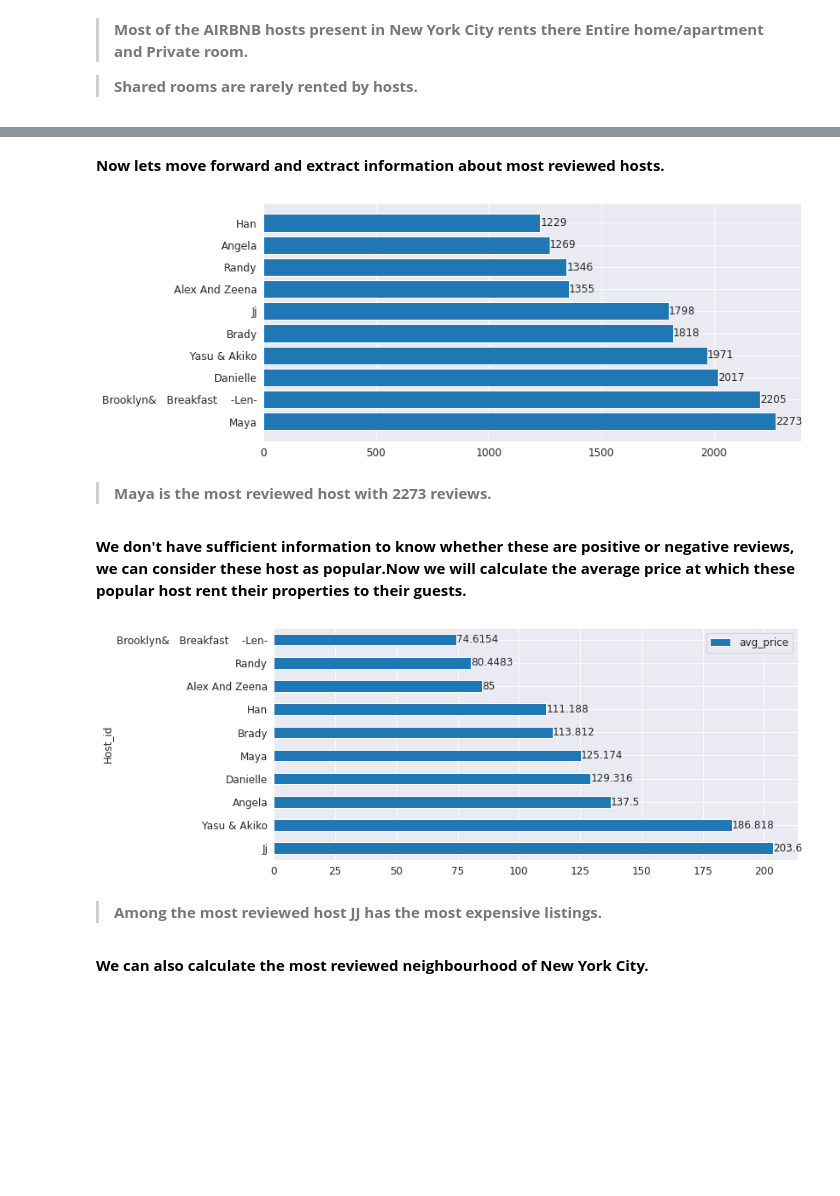
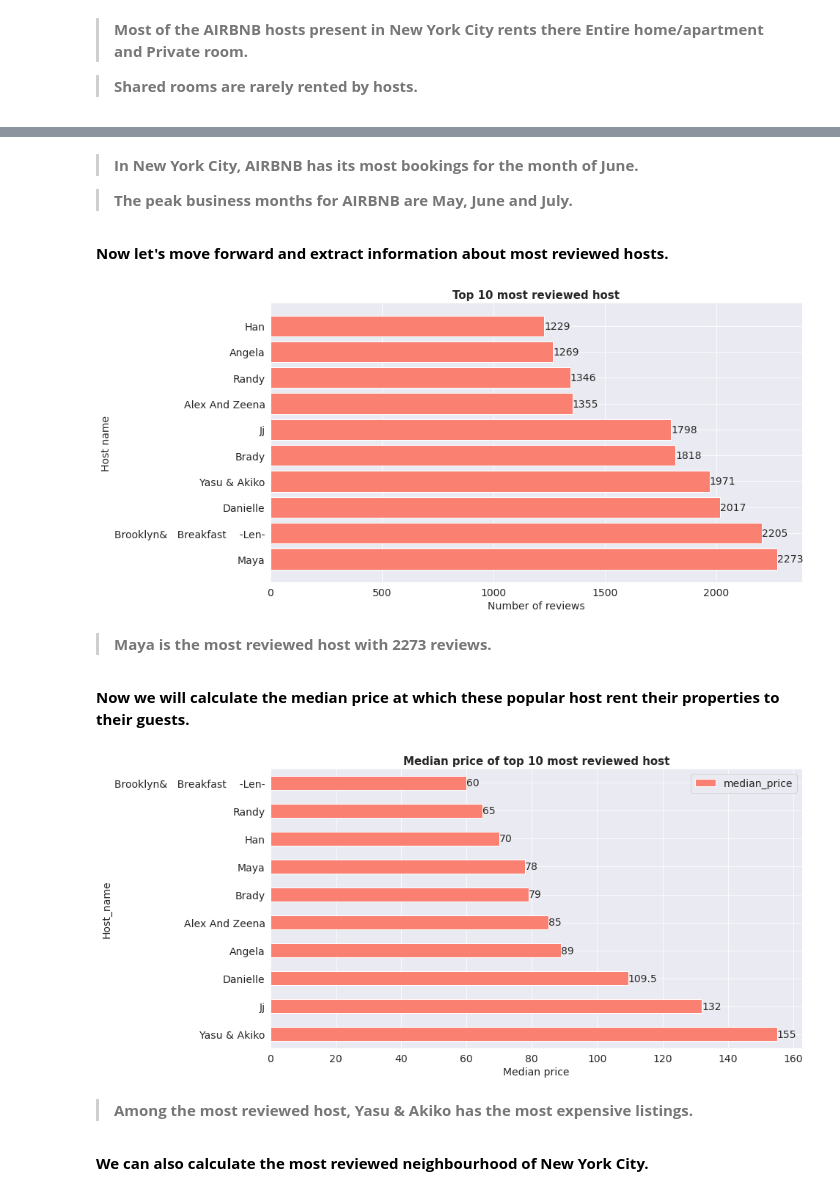
Before and after one commit to RupeshSharma14/Airbnb-Bookings-Analysis, a Jupyter notebook: Airbnb_Bookings_Analysis_Capstone_Project.ipynb, the cells around one changed output, grey strips where cells are left out. Cells and saved outputs as stored; diff of their text form; code cells hidden in the pictures; blank space fills up the shorter version.

```diff
--- a/Airbnb_Bookings_Analysis_Capstone_Project.ipynb
+++ b/Airbnb_Bookings_Analysis_Capstone_Project.ipynb
@@ -131,11 +116,22 @@ reviews_per_month    10052
 last_review          10052
 dtype: int64
 # %%
-# Handling the Nan values
+# Handling the NULL values in "name", "host_name" and "reviews_per_month" columns
 
 airbnb_df.dropna(subset = ["name", "host_name"], inplace = True)        # Dropping the rows having NULL values in "name", "host_name" column
 
 airbnb_df["reviews_per_month"].fillna(0.0, inplace = True)              # Filling NULL values of "reviews_per_month" with 0.0
-
-airbnb_df.drop(labels = "last_review", axis = 1, inplace = True)        # Dropping "last_review" column
+# %%
+# Converting the data type of "last_review" column to datetime object
+
+airbnb_df["last_review"] = airbnb_df["last_review"].astype("datetime64")
+# %%
+# Extracting year and month from the "last_review" column
+
+airbnb_df["last_review_month"] = airbnb_df["last_review"].apply(lambda row: row.month)
+airbnb_df["last_review_year"] = airbnb_df["last_review"].apply(lambda row: row.year)
+# %%
+# Dropping "last_review", "reviews_per_month" column
+
+airbnb_df.drop(labels = ["last_review", "reviews_per_month"], axis = 1, inplace = True)
 # %%
@@ -335,40 +422,55 @@ for container in pivot_table.containers:
+# %% [markdown]
+> **In New York City, AIRBNB has its most bookings for the month of June.**
+
+
+> **The peak business months for AIRBNB are May, June and July.**
 # %% [markdown]
-**Now lets move forward and extract information about most reviewed hosts.**
+**Now let's move forward and extract information about most reviewed hosts.**
 # %%
-# 10 most reviewed host
+# Top 10 most reviewed host
 
-most_reviewed_host = airbnb_df.groupby(['host_id', "host_name", "neighbourhood"])['number_of_reviews'].sum().sort_values(ascending=False).reset_index().head(10)
-bar = plt.barh(width = "number_of_reviews", y = "host_name", data = most_reviewed_host)
-plt.bar_label(bar, label_type = "edge")
+reviewed_host = airbnb_df.groupby(['host_id', "host_name", "neighbourhood"])['number_of_reviews'].sum().sort_values(ascending=False).reset_index().head(10)
+reviewed_host_plot = plt.barh(width = "number_of_reviews", y = "host_name", data = most_reviewed_host, color = "salmon")
+plt.bar_label(reviewed_host_plot)
+
+plt.xlabel("Number of reviews")
+plt.ylabel("Host name")
+plt.title("Top 10 most reviewed host", fontsize = 15, fontweight = "bold")
 
 plt.show()
 # %% [output]
-[figure, old version]
+[figure, new version]
 # %% [markdown]
 
 
 > **Maya is the most reviewed host with 2273 reviews.**
 # %% [markdown]
-**We don't have sufficient information to know whether these are positive or negative reviews, we can consider these host as popular.Now we will calculate the average price at which these popular host rent their properties to their guests.**
+**Now we will calculate the median price at which these popular host rent their properties to their guests.**
 # %%
-#Avg price of listings of most reviewed host
+# Average price of listings of most popular host
 
-l = most_reviewed_host.host_name.to_list()
+reviewed_host_list = reviewed_host["host_name"].to_list()
 top_host_dict = {}
-for elem in  l:
-  avg_price=airbnb_df[airbnb_df['host_name']==elem].price.mean()
-  top_host_dict[elem]=avg_price
+for elem in  reviewed_host_list:
+  avg_price = airbnb_df[airbnb_df['host_name'] == elem]["price"].median()
+  top_host_dict[elem] = avg_price
 
-top_host_avg_price_df=pd.DataFrame(top_host_dict.items(), columns=['Host_id', 'avg_price'])
-top_host_avg_price_df.set_index('Host_id', inplace=True)
-a = top_host_avg_price_df.sort_values(by = "avg_price",ascending=False).reset_index().plot(x = "Host_id",y = "avg_price",kind = "barh")
+avg_price_df = pd.DataFrame(top_host_dict.items(), columns=['Host_name', 'median_price'])
+avg_price_df.set_index('Host_name', inplace=True)
+avg_price_plot = avg_price_df.sort_values(by = "median_price",ascending=False).reset_index().plot(x = "Host_name",y = "median_price",kind = "barh", color = "salmon")
 
-for container in a.containers:
-  plt.bar_label(container)
+for container in avg_price_plot.containers:
+  avg_price_plot.bar_label(container)
+
+plt.xlabel("Median price")
+plt.ylabel("Host_name")
+plt.title("Median price of top 10 most reviewed host", fontsize = 15, fontweight = "bold")
+
+plt.show()
 # %% [output]
-[figure, old version]
+[figure, new version]
 # %% [markdown]
-> **Among the most reviewed host JJ has the most expensive listings.**
+> **Among the most reviewed host, Yasu & Akiko has the most expensive listings.**
 # %% [markdown]
 **We can also calculate the most reviewed neighbourhood of New York City.**
 # %%
```
Also changed, not shown: parts of 65 cells of this notebook.
